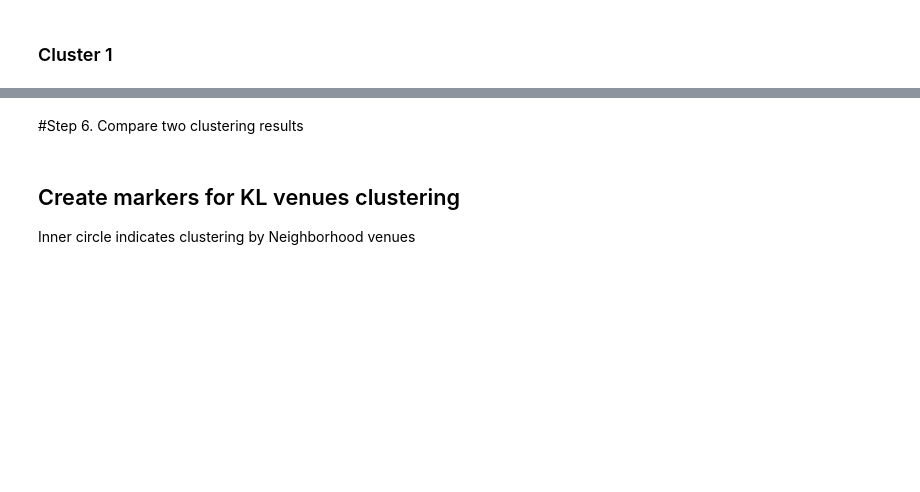
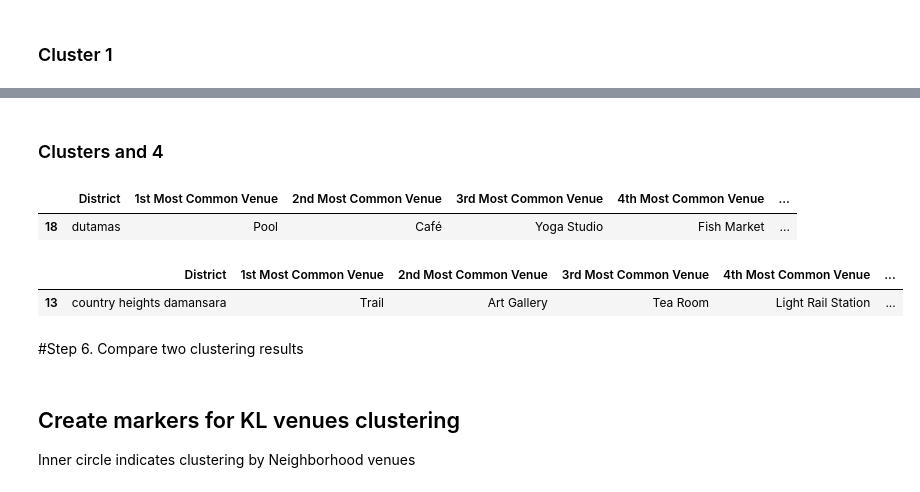
Before and after one commit to anvarnarz/ML-clustering-kl-properties-vs-venues, a Jupyter notebook: main.ipynb, the cells around one changed output, grey strips where cells are left out. Drawn from its saved outputs; the diff is of its cells as text; code cells hidden in the pictures; blank space fills up the shorter version.

```diff
--- a/main.ipynb
+++ b/main.ipynb
@@ -783,3 +805,15 @@ kl_venues_merged.loc[kl_venues_merged['Cluster Labels'] == 2, kl_venues_merged.c
+# %% [markdown]
+### Clusters and 4
+# %%
+kl_venues_merged.loc[kl_venues_merged['Cluster Labels'] == 3, kl_venues_merged.columns[[0] + list(range(4, kl_venues_merged.shape[1]))]]
+# %% [output]
+|  | District | 1st Most Common Venue | 2nd Most Common Venue | 3rd Most Common Venue | 4th Most Common Venue | ... |
+| 18 | dutamas | Pool | Café | Yoga Studio | Fish Market | ... |
+# %%
+kl_venues_merged.loc[kl_venues_merged['Cluster Labels'] == 4, kl_venues_merged.columns[[0] + list(range(4, kl_venues_merged.shape[1]))]]
+# %% [output]
+|  | District | 1st Most Common Venue | 2nd Most Common Venue | 3rd Most Common Venue | 4th Most Common Venue | ... |
+| 13 | country heights damansara | Trail | Art Gallery | Tea Room | Light Rail Station | ... |
 # %% [markdown]
 #Step 6. Compare two clustering results
 # %% [markdown]
```
Also changed, not shown: parts of 4 cells of this notebook, 4 other files.
